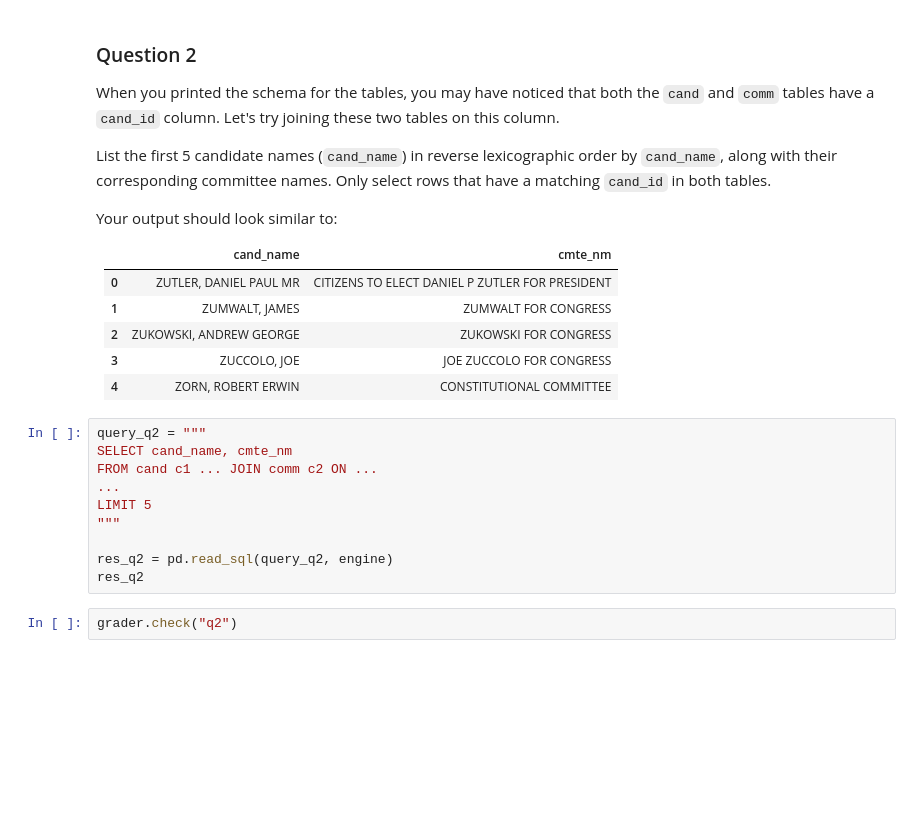
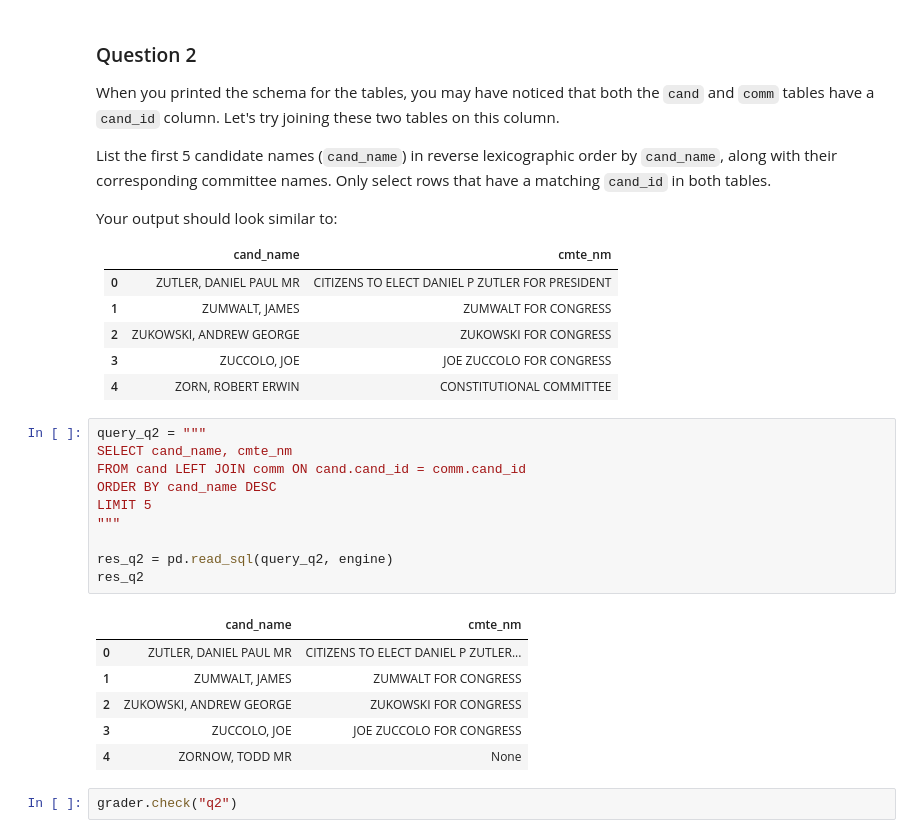
Before and after one commit to TheEvergreenStateCollege/week-2-Monado-Guy, a Jupyter notebook: lab/lab04/lab04.ipynb, the cells around one changed output. Cells and saved outputs as stored; diff of their text form; blank space fills up the shorter version.

```diff
--- a/lab/lab04/lab04.ipynb
+++ b/lab/lab04/lab04.ipynb
@@ -313,13 +313,20 @@ name: q2
 # %%
 query_q2 = """
 SELECT cand_name, cmte_nm
-FROM cand c1 ... JOIN comm c2 ON ...
-...
+FROM cand LEFT JOIN comm ON cand.cand_id = comm.cand_id
+ORDER BY cand_name DESC
 LIMIT 5
 """
 
 res_q2 = pd.read_sql(query_q2, engine)
 res_q2
+# %% [output]
+|  | cand_name | cmte_nm |
+| 0 | ZUTLER, DANIEL PAUL MR | CITIZENS TO ELECT DANIEL P ZUTLER... |
+| 1 | ZUMWALT, JAMES | ZUMWALT FOR CONGRESS |
+| 2 | ZUKOWSKI, ANDREW GEORGE | ZUKOWSKI FOR CONGRESS |
+| 3 | ZUCCOLO, JOE | JOE ZUCCOLO FOR CONGRESS |
+| 4 | ZORNOW, TODD MR | None |
 # %%
 grader.check("q2")
 # %% [markdown]
```
Also changed, not shown: parts of 3 cells of this notebook.
